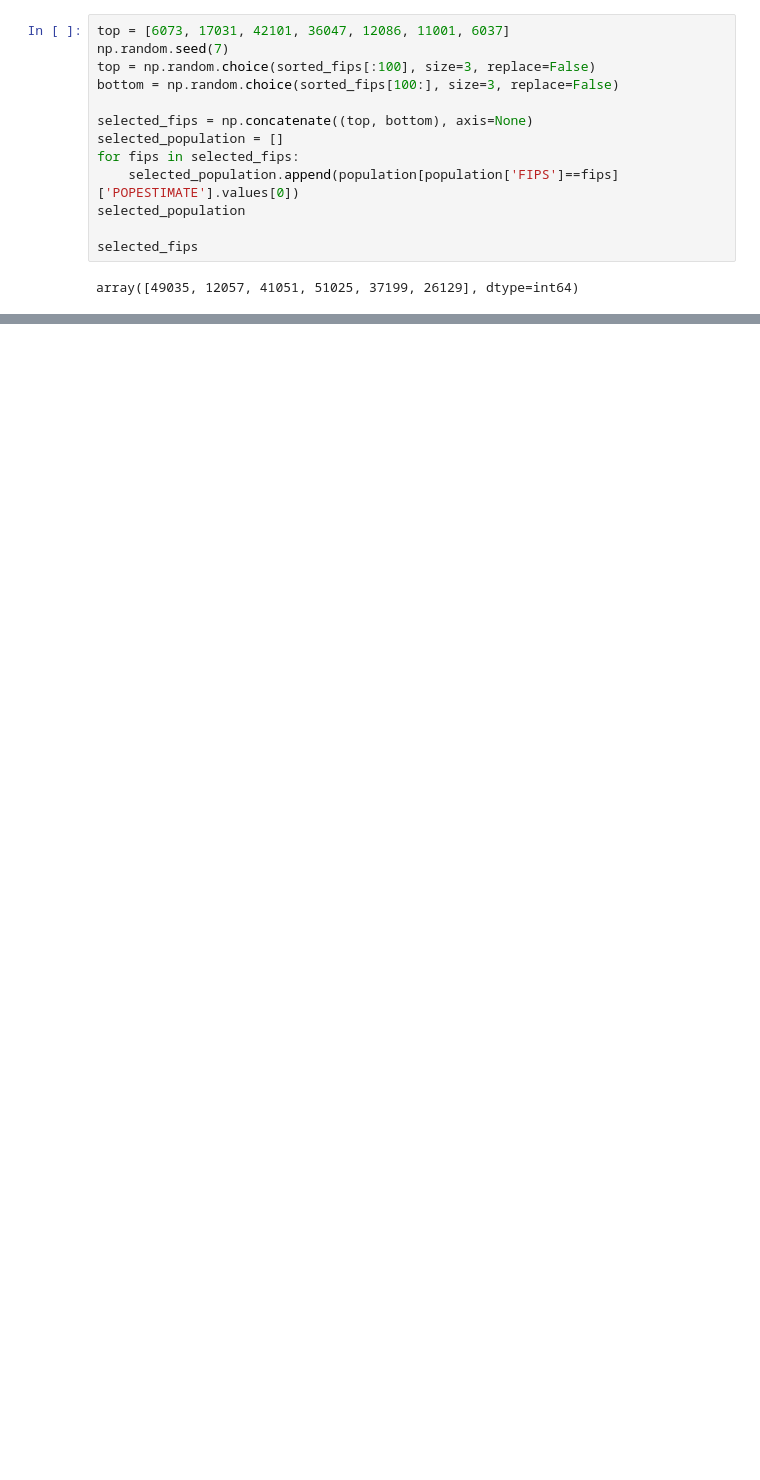
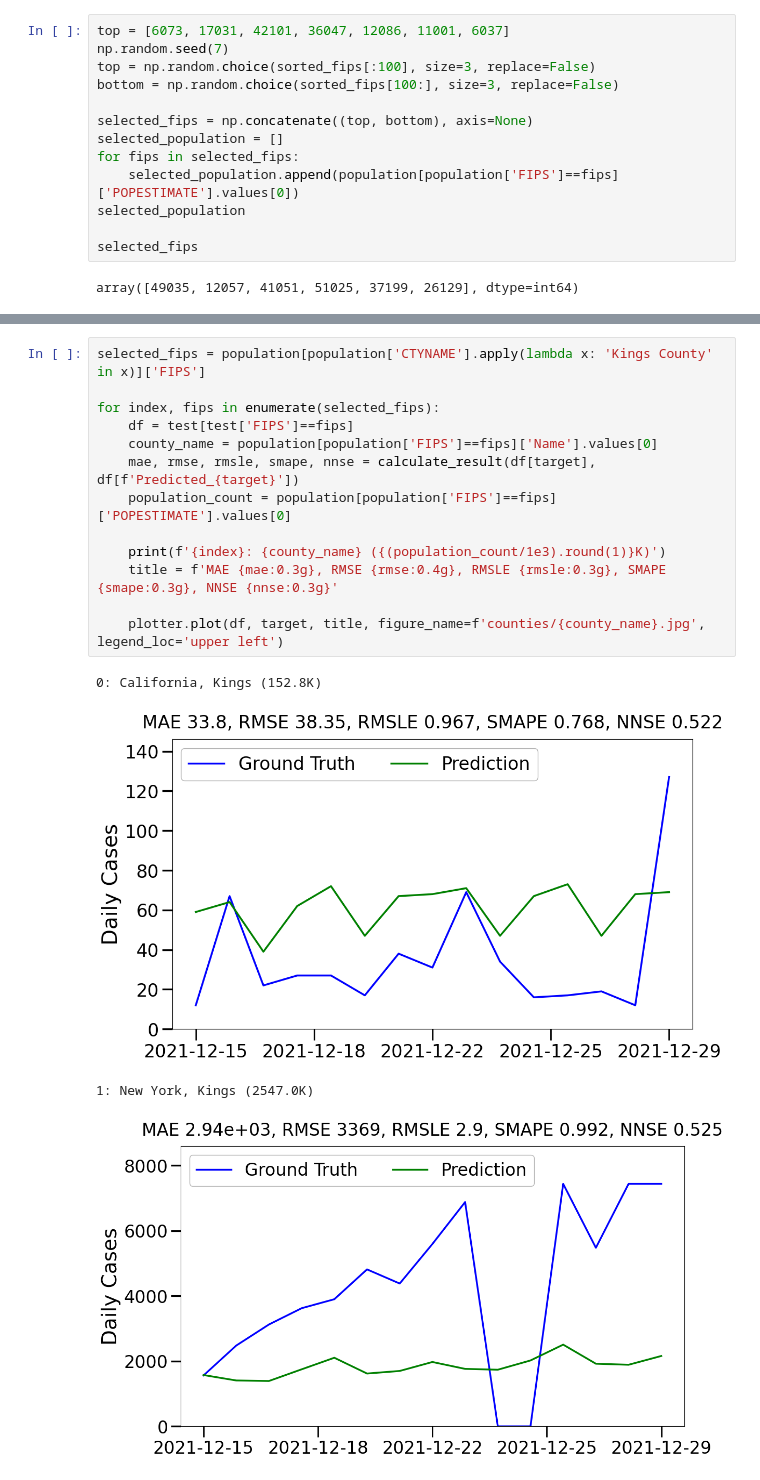
Before and after one commit to Data-ScienceHub/gpce-covid, a Jupyter notebook: TFT-pytorch/notebook/Population cuts.ipynb, the cells around one changed output, grey strips where cells are left out. Saved outputs shown, nothing was run; the diff lists cells and outputs as text; blank space fills up the shorter version.

```diff
--- a/TFT-pytorch/notebook/Population cuts.ipynb
+++ b/TFT-pytorch/notebook/Population cuts.ipynb
@@ -290,0 +170,18 @@ plt.show()
+# %%
+selected_fips = population[population['CTYNAME'].apply(lambda x: 'Kings County' in x)]['FIPS']
+
+for index, fips in enumerate(selected_fips):
+    df = test[test['FIPS']==fips]
+    county_name = population[population['FIPS']==fips]['Name'].values[0]
+    mae, rmse, rmsle, smape, nnse = calculate_result(df[target], df[f'Predicted_{target}'])
+    population_count = population[population['FIPS']==fips]['POPESTIMATE'].values[0]
+
+    print(f'{index}: {county_name} ({(population_count/1e3).round(1)}K)')
+    title = f'MAE {mae:0.3g}, RMSE {rmse:0.4g}, RMSLE {rmsle:0.3g}, SMAPE {smape:0.3g}, NNSE {nnse:0.3g}'
+
+    plotter.plot(df, target, title, figure_name=f'counties/{county_name}.jpg', legend_loc='upper left')
+# %% [output]
+0: California, Kings (152.8K)
+[figure, added]
+1: New York, Kings (2547.0K)
+[figure, added]
```
Also changed, not shown: parts of 22 cells of this notebook, 50 other files.
